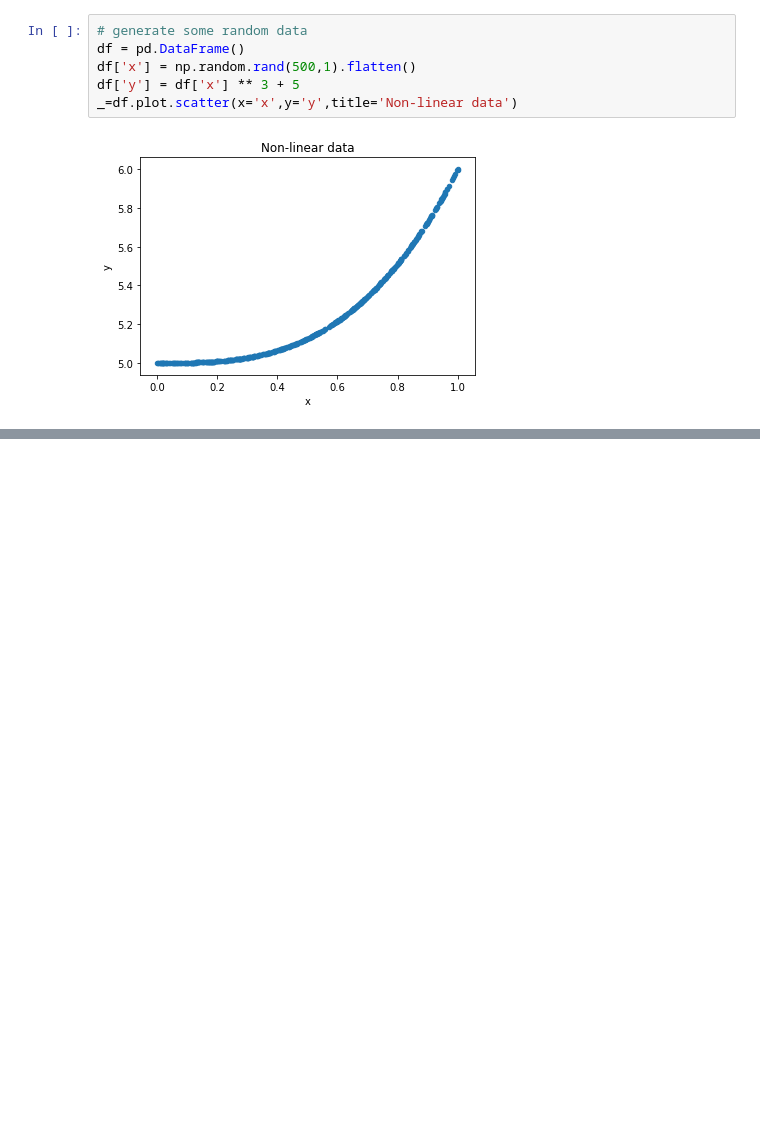
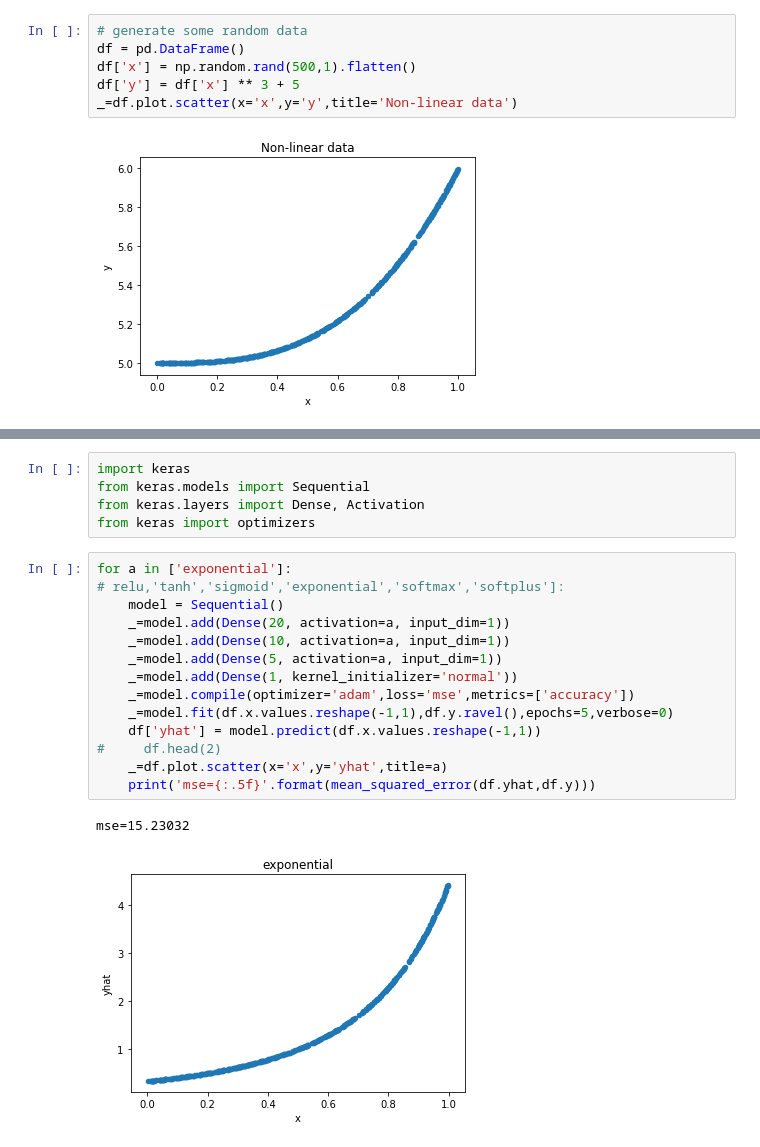
Before and after one commit to mondayn/py, a Jupyter notebook: deep.ipynb, the cells around one changed output, grey strips where cells are left out. Drawn from its saved outputs; the diff is of its cells as text; blank space fills up the shorter version.

```diff
--- a/deep.ipynb
+++ b/deep.ipynb
@@ -66,0 +55,22 @@ mse=0.00001
+# %%
+import keras
+from keras.models import Sequential
+from keras.layers import Dense, Activation
+from keras import optimizers
+# %%
+for a in ['exponential']:
+# relu,'tanh','sigmoid','exponential','softmax','softplus']:
+    model = Sequential()
+    _=model.add(Dense(20, activation=a, input_dim=1))
+    _=model.add(Dense(10, activation=a, input_dim=1))
+    _=model.add(Dense(5, activation=a, input_dim=1))
+    _=model.add(Dense(1, kernel_initializer='normal'))
+    _=model.compile(optimizer='adam',loss='mse',metrics=['accuracy'])
+    _=model.fit(df.x.values.reshape(-1,1),df.y.ravel(),epochs=5,verbose=0)
+    df['yhat'] = model.predict(df.x.values.reshape(-1,1))
+#     df.head(2)
+    _=df.plot.scatter(x='x',y='yhat',title=a)
+    print('mse={:.5f}'.format(mean_squared_error(df.yhat,df.y)))
+# %% [output]
+mse=15.23032
+[figure, added]
```
Also changed, not shown: parts of 2 cells of this notebook, 31 other files.
